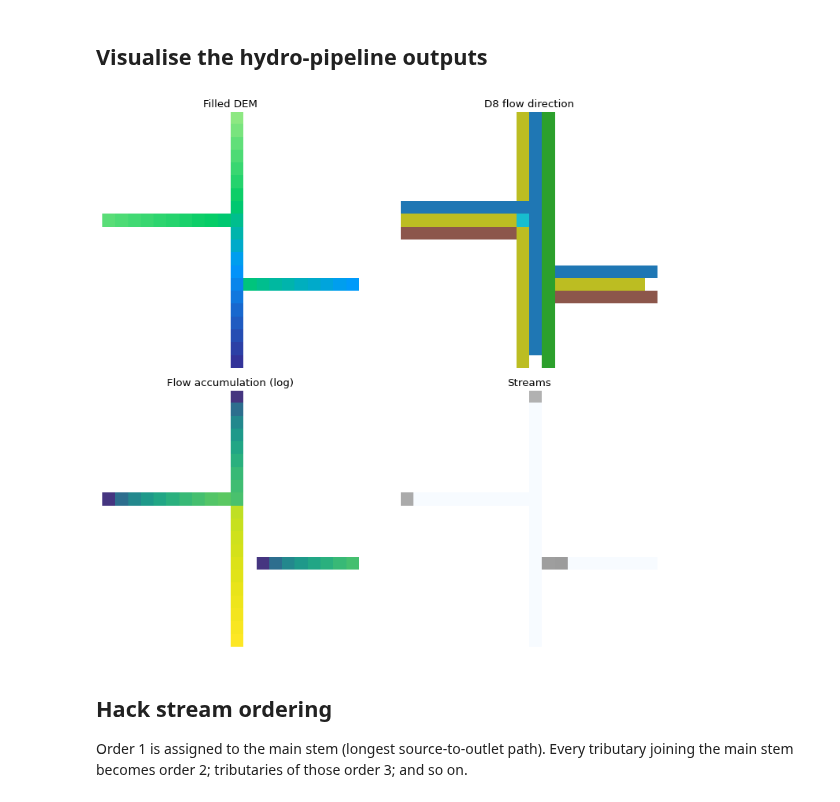
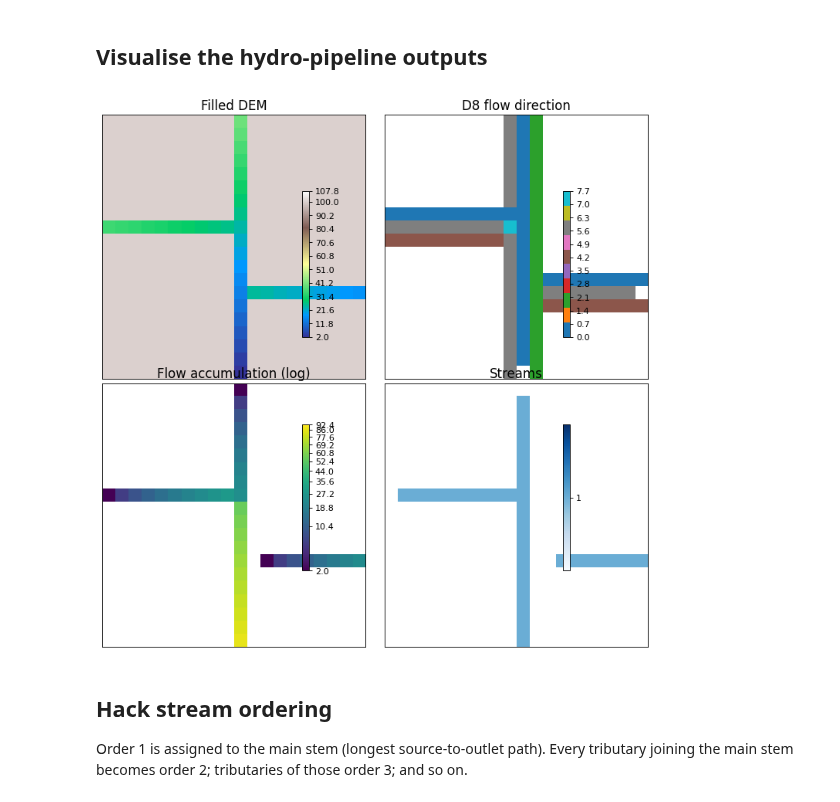
Before and after one commit to serapeum-org/digital-rivers, a Jupyter notebook: main/examples/01_hydrology_pipeline/01_hydrology_pipeline.ipynb, the cells around one changed output. Drawn from its saved outputs; the diff is of its cells as text; code cells hidden in the pictures.

```diff
--- a/main/examples/01_hydrology_pipeline/01_hydrology_pipeline.ipynb
+++ b/main/examples/01_hydrology_pipeline/01_hydrology_pipeline.ipynb
@@ -93,32 +93,39 @@ streams     cells=35  threshold=4.0
 ## Visualise the hydro-pipeline outputs
 # %%
 import matplotlib.pyplot as plt
-from matplotlib.colors import LogNorm
+from pyramids.dataset import Dataset
 
 sm = streams.read_array().astype(bool)
 fd_arr = fdir.read_array()
 acc_arr = acc.read_array()
 
 fig, axes = plt.subplots(2, 2, figsize=(10, 9))
-axes[0, 0].imshow(filled.values, cmap="terrain", origin="upper")
-axes[0, 0].set_title("Filled DEM"); axes[0, 0].axis("off")
+filled.plot(band=0, ax=axes[0, 0], title="Filled DEM", cmap="terrain")
+axes[0, 0].set_xticks([])
+axes[0, 0].set_yticks([])
 
-fd_show = np.where(fd_arr < 0, np.nan, fd_arr).astype(float)
-axes[0, 1].imshow(fd_show, cmap="tab10", origin="upper")
-axes[0, 1].set_title("D8 flow direction"); axes[0, 1].axis("off")
+fd_show = np.where(fd_arr < 0, np.nan, fd_arr).astype(np.float32)
+Dataset.dataset_like(filled, fd_show).plot(
+    band=0, ax=axes[0, 1], title="D8 flow direction", cmap="tab10")
+axes[0, 1].set_xticks([])
+axes[0, 1].set_yticks([])
 
-axes[1, 0].imshow(np.where(acc_arr < 1, np.nan, acc_arr),
-                  cmap="viridis", norm=LogNorm(vmin=1, vmax=acc_arr.max()),
-                  origin="upper")
-axes[1, 0].set_title("Flow accumulation (log)"); axes[1, 0].axis("off")
+acc_show = np.where(acc_arr < 1, np.nan, acc_arr).astype(np.float32)
+Dataset.dataset_like(filled, acc_show).plot(
+    band=0, ax=axes[1, 0], title="Flow accumulation (log)", cmap="viridis",
+    color_scale="power")
+axes[1, 0].set_xticks([])
+axes[1, 0].set_yticks([])
 
-axes[1, 1].imshow(filled.values, cmap="gray", origin="upper", alpha=0.5)
-axes[1, 1].imshow(np.where(sm, 1, np.nan), cmap="Blues", origin="upper")
-axes[1, 1].set_title("Streams"); axes[1, 1].axis("off")
+stream_show = np.where(sm, 1.0, np.nan).astype(np.float32)
+Dataset.dataset_like(filled, stream_show).plot(
+    band=0, ax=axes[1, 1], title="Streams", cmap="Blues")
+axes[1, 1].set_xticks([])
+axes[1, 1].set_yticks([])
 fig.tight_layout()
 plt.show()
 # %% [output]
-[figure, old version]
+[figure, new version]
 # %% [markdown]
 ## Hack stream ordering
 
```
Also changed, not shown: parts of 4 cells of this notebook, 52 other files.
